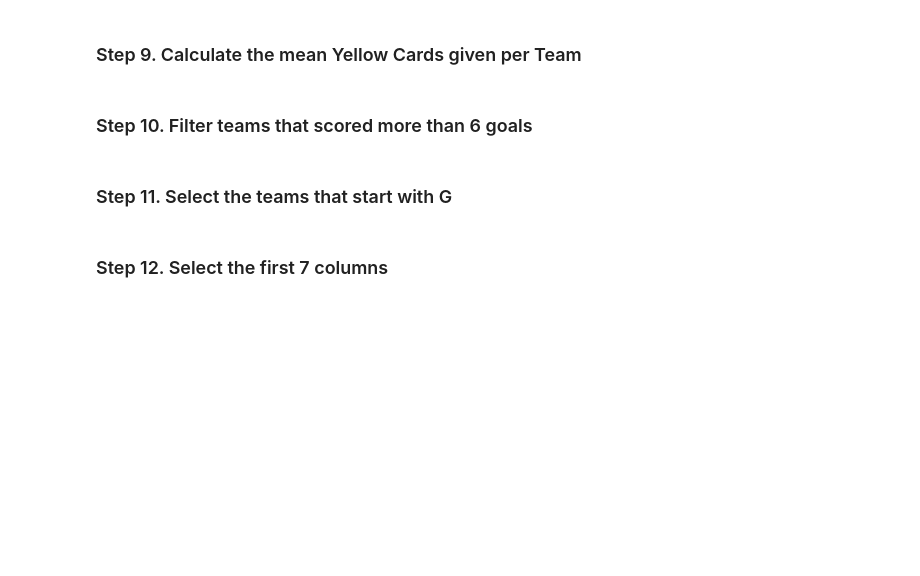
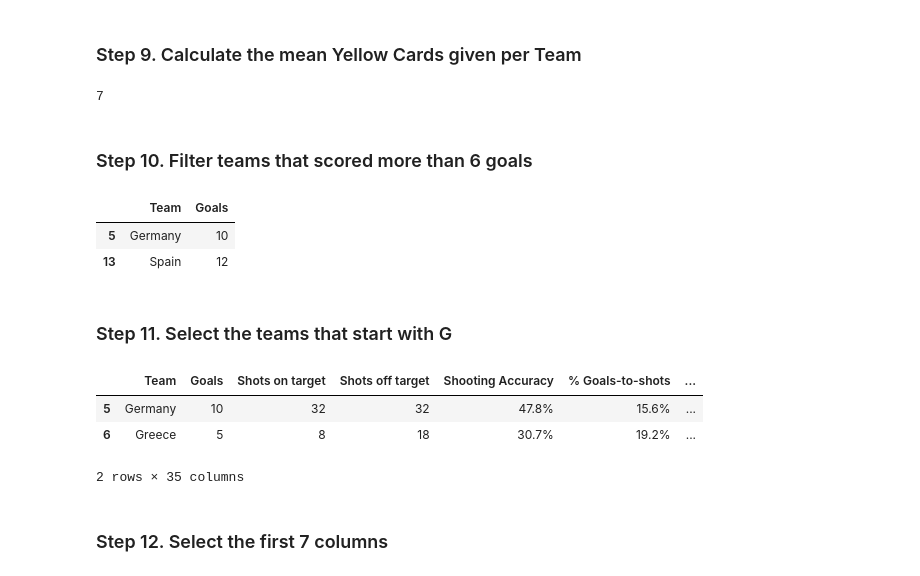
Before and after one commit to joaothomazlemos/pandas_exercises, a Jupyter notebook: 02_Filtering_&_Sorting/Euro12/Exercises.ipynb, the cells around one changed output. Cells and saved outputs as stored; diff of their text form; code cells hidden in the pictures; blank space fills up the shorter version.

```diff
--- a/02_Filtering_&_Sorting/Euro12/Exercises.ipynb
+++ b/02_Filtering_&_Sorting/Euro12/Exercises.ipynb
@@ -64,8 +104,25 @@ len(euro12.columns)
 # %% [markdown]
 ### Step 9. Calculate the mean Yellow Cards given per Team
+# %%
+round(euro12['Yellow Cards'].mean())
+# %% [output]
+7
 # %% [markdown]
 ### Step 10. Filter teams that scored more than 6 goals
+# %%
+euro12[euro12['Goals']>6].loc[:,['Team', 'Goals']]
+# %% [output]
+|  | Team | Goals |
+| 5 | Germany | 10 |
+| 13 | Spain | 12 |
 # %% [markdown]
 ### Step 11. Select the teams that start with G
+# %%
+euro12[euro12['Team'].str.startswith('G')]
+# %% [output]
+|  | Team | Goals | Shots on target | Shots off target | Shooting Accuracy | % Goals-to-shots | ... |
+| 5 | Germany | 10 | 32 | 32 | 47.8% | 15.6% | ... |
+| 6 | Greece | 5 | 8 | 18 | 30.7% | 19.2% | ... |
+2 rows × 35 columns
 # %% [markdown]
 ### Step 12. Select the first 7 columns
```
Also changed, not shown: parts of 8 cells of this notebook.
